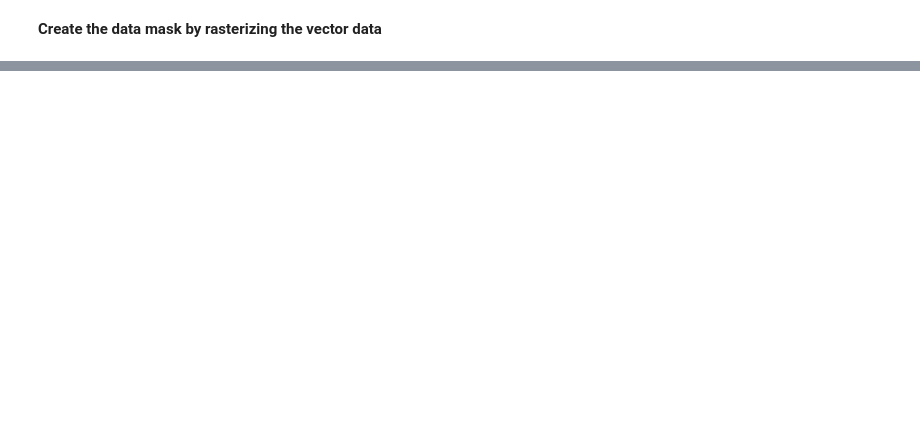
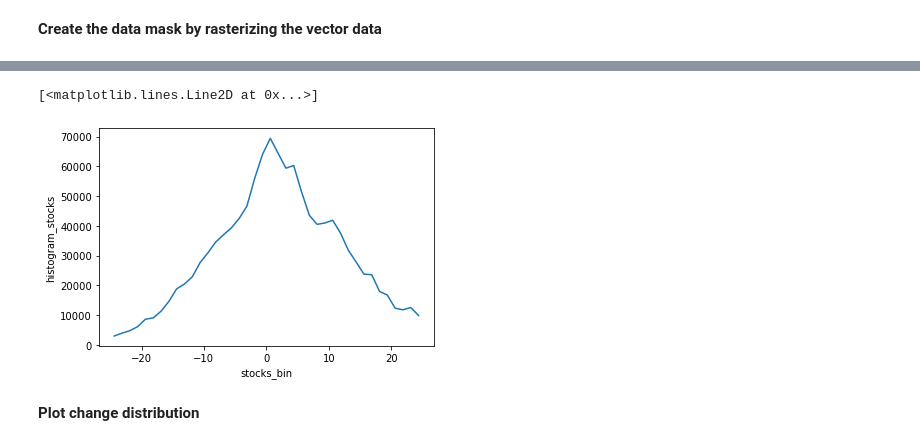
Before and after one commit to Vizzuality/soils-revealed-data, a Jupyter notebook: processing/precalculations_with_zarrs.ipynb, the cells around one changed output, grey strips where cells are left out. Saved outputs shown, nothing was run; the diff lists cells and outputs as text; code cells hidden in the pictures; blank space fills up the shorter version.

```diff
--- a/processing/precalculations_with_zarrs.ipynb
+++ b/processing/precalculations_with_zarrs.ipynb
@@ -315,0 +334,3 @@ Attributes:
+# %%
+xds["index"] = da_mask
+xds
@@ -315,0 +376,8 @@ Attributes:
+# %%
+indexes = xds.index.attrs.get('id_ints').astype(np.float32)
+times = xds.coords.get('time').values
+depths = xds.coords.get('depth').values
+# %%
+xds_index = xds.where(xds['index'].isin(indexes[10]))
+diff = xds_index.loc[dict(time=times[35], depth=depths[0])] - xds_index.loc[dict(time=times[0], depth=depths[0])]
+diff
@@ -315,0 +409,4 @@ Attributes:
+# %%
+bins = np.linspace(-50, 50, 41)
+h = histogram(diff.stocks, bins=[bins], dim=['lat', 'lon'])
+h
@@ -315,0 +426,4 @@ Attributes:
+# %%
+%%time
+h.plot()
+# %% [output]
@@ -315,0 +432,4 @@ Attributes:
+[<matplotlib.lines.Line2D at 0x...>]
+[figure, added]
+# %% [markdown]
+**Plot change distribution**
```
Also changed, not shown: parts of 38 cells of this notebook, 1 other file.
